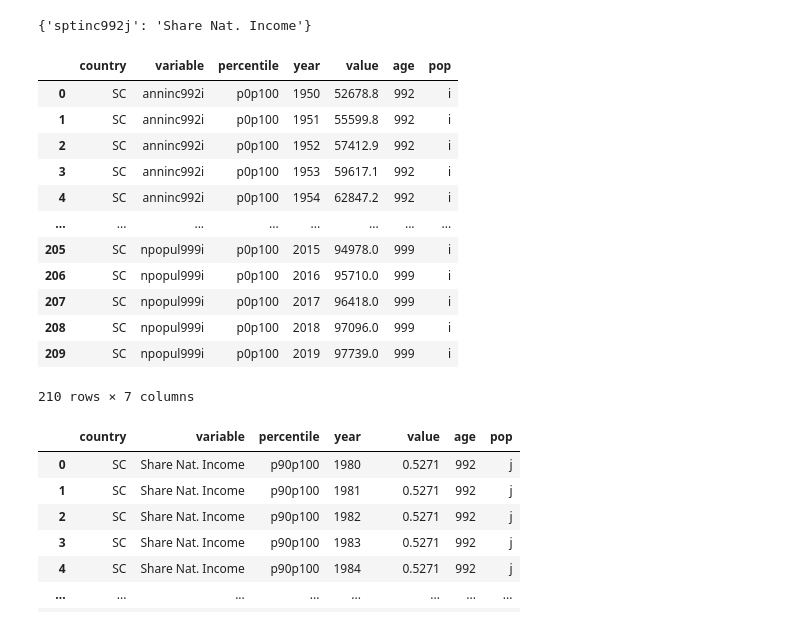
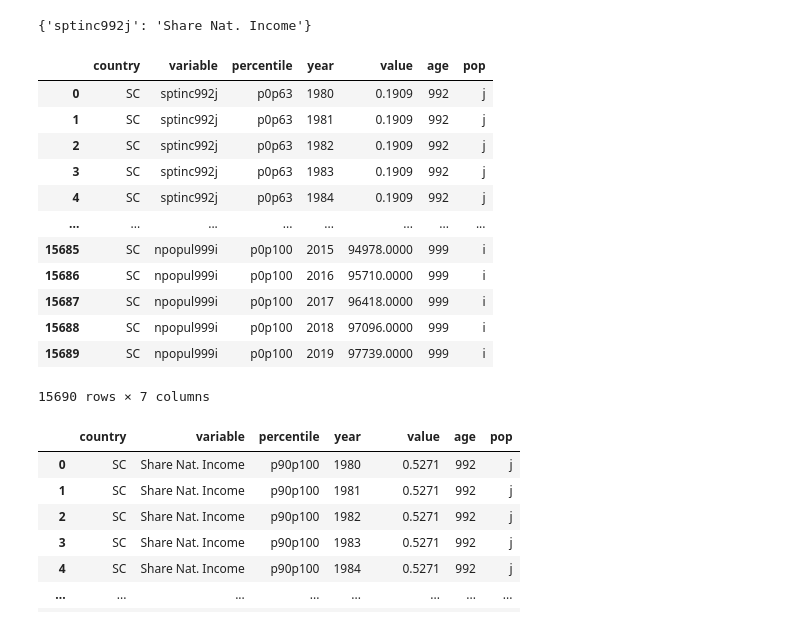
Before and after one commit to data301-2021-winter1/group35-project, a Jupyter notebook: notebooks/analysis1.ipynb, the cells around one changed output. Drawn from its saved outputs; the diff is of its cells as text; code cells hidden in the pictures.

```diff
--- a/notebooks/analysis1.ipynb
+++ b/notebooks/analysis1.ipynb
@@ -52,7 +48,7 @@ WID_CC.head()
 | 4 | AS | American Samoa | American Samoa | Oceania | Oceania (excl. Australia and New ... |
 # %%
 for c in range(0, len(WID_CC[1])):
-    if WID_CC[2][c] == "Seychelles":
+    if WID_CC['titlename'][c] == "Seychelles":
         sey = c
         break
 
@@ -111,31 +90,32 @@ SCV
 # %%
 #Finding Key Income/Welath Variables
 KeyIW = ['anninc992i', 'agdpro992i', 'anweal992i', 'wwealn999i', 'rptinc992j', 'npopul999i']
 KeyIWD = {
+    'sptinc992j' : 'Share Nat. Income',
     'anninc992i' : 'Nat. Income',
     'agdpro992i': 'GDP',
     'anweal992i' : 'Nat. Wealth',
     'wwealn999i': 'Nat. Wealth to Income',
     'rptinc992j': 't10/b50 ratio',
     'npopul999i' : 'Population'}
 SCIW = pd.DataFrame(columns = WID_SC.columns)
 for c in KeyIWD:
     SCIW = SCIW.append(WID_SC.loc[WID_SC["variable"] == c], ignore_index=True)
 SCIW
 # %% [output]
 |  | country | variable | percentile | year | value | age | pop |
-| 0 | SC | anninc992i | p0p100 | 1950 | 52678.8 | 992 | i |
-| 1 | SC | anninc992i | p0p100 | 1951 | 55599.8 | 992 | i |
-| 2 | SC | anninc992i | p0p100 | 1952 | 57412.9 | 992 | i |
-| 3 | SC | anninc992i | p0p100 | 1953 | 59617.1 | 992 | i |
-| 4 | SC | anninc992i | p0p100 | 1954 | 62847.2 | 992 | i |
+| 0 | SC | sptinc992j | p0p63 | 1980 | 0.1909 | 992 | j |
+| 1 | SC | sptinc992j | p0p63 | 1981 | 0.1909 | 992 | j |
+| 2 | SC | sptinc992j | p0p63 | 1982 | 0.1909 | 992 | j |
+| 3 | SC | sptinc992j | p0p63 | 1983 | 0.1909 | 992 | j |
+| 4 | SC | sptinc992j | p0p63 | 1984 | 0.1909 | 992 | j |
 | ... | ... | ... | ... | ... | ... | ... | ... |
-| 205 | SC | npopul999i | p0p100 | 2015 | 94978.0 | 999 | i |
-| 206 | SC | npopul999i | p0p100 | 2016 | 95710.0 | 999 | i |
-| 207 | SC | npopul999i | p0p100 | 2017 | 96418.0 | 999 | i |
-| 208 | SC | npopul999i | p0p100 | 2018 | 97096.0 | 999 | i |
-| 209 | SC | npopul999i | p0p100 | 2019 | 97739.0 | 999 | i |
+| 15685 | SC | npopul999i | p0p100 | 2015 | 94978.0000 | 999 | i |
+| 15686 | SC | npopul999i | p0p100 | 2016 | 95710.0000 | 999 | i |
+| 15687 | SC | npopul999i | p0p100 | 2017 | 96418.0000 | 999 | i |
+| 15688 | SC | npopul999i | p0p100 | 2018 | 97096.0000 | 999 | i |
+| 15689 | SC | npopul999i | p0p100 | 2019 | 97739.0000 | 999 | i |
-210 rows × 7 columns
+15690 rows × 7 columns
 # %%
 ## Raname all the values
 SCIW['variable'].replace(KeyIWD, inplace = True)
```
Also changed, not shown: parts of 15 cells of this notebook.
